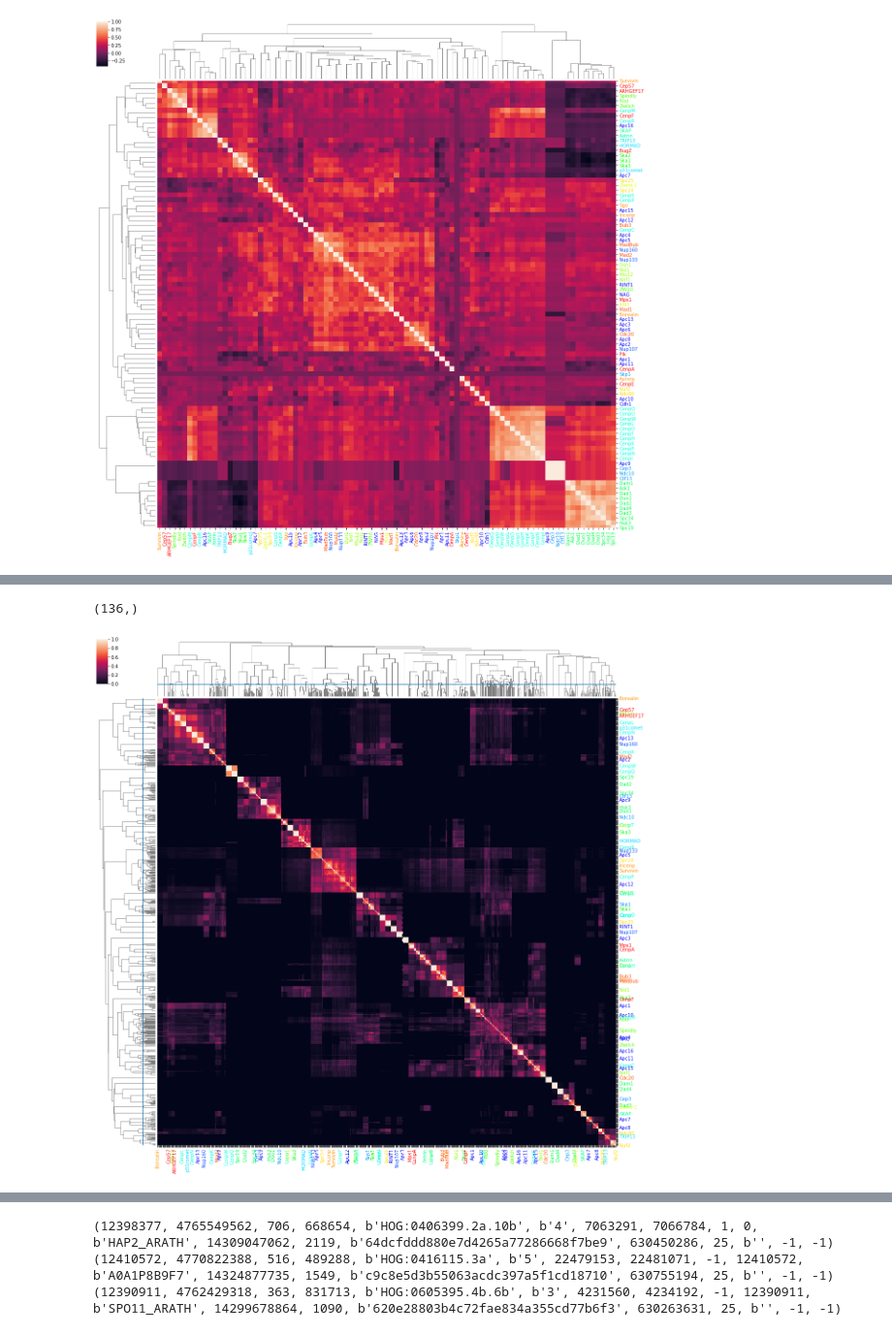
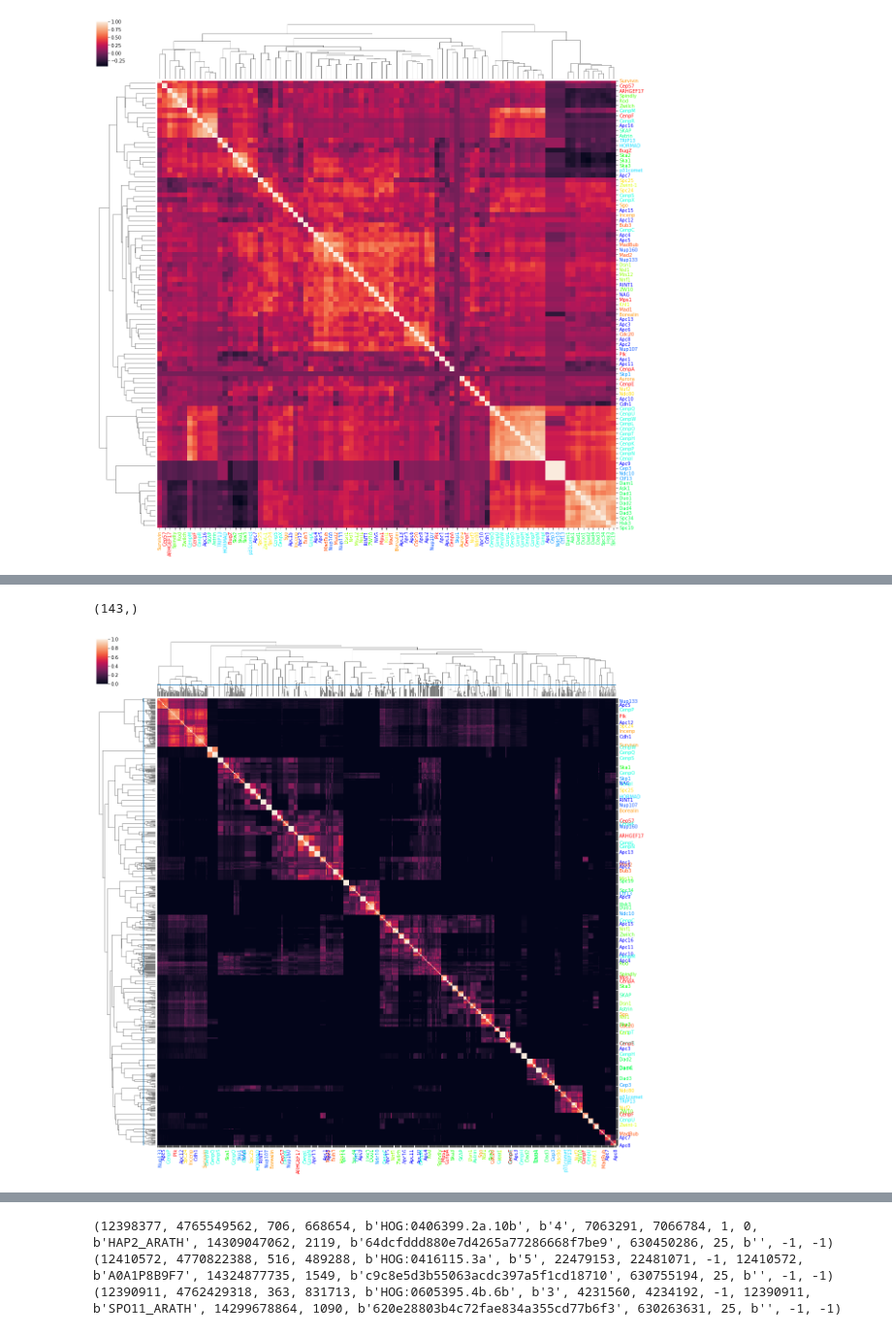
Before and after one commit to DessimozLab/HogProf, a Jupyter notebook: pyprofiler/notebooks/searchEnrich.ipynb, the cells around one changed output, grey strips where cells are left out. Shown at 97% size. Cells and saved outputs as stored; diff of their text form; code cells hidden in the pictures.

```diff
--- a/pyprofiler/notebooks/searchEnrich.ipynb
+++ b/pyprofiler/notebooks/searchEnrich.ipynb
@@ -89,6 +96,8 @@ Homo_sapiens_HSAP017770_ANAPC1_Apc1  HOG:0397431.2a
 Homo_sapiens_HSAP017770_ANAPC1_Apc1  HOG:0397431.2a
 Homo_sapiens_HSAP017770_ANAPC1_Apc1  HOG:0397431.2a
 # %%
+kinetodf = pd.DataFrame.from_csv('kineto_mapping.csv')
+
 kinetodf = kinetodf.dropna(subset=['HOG'] , axis=0)
 print(kinetodf)
 # %% [output]
@@ -364,49 +377,52 @@ jkern0+=jkern0.T
 np.fill_diagonal( jkern0 , 1 )
 # %%
 import scipy
+with PdfPages('kineto_augment.pdf') as pdf:
 
-cutoff = 1.3
-z = scipy.cluster.hierarchy.linkage(jkern, method='average', metric='euclidean')
-clusters = scipy.cluster.hierarchy.fcluster(z, t=cutoff, criterion='distance')
-colors = [ c.hex_l for c in red.range_to( blue , len(set(clusters)) ) ]
-colordict2 = dict( zip( list(set(clusters)) , list(colors)))
-rowcolors = [ colordict2[c] for c in clusters]
+    cutoff = 1.3
+    z = scipy.cluster.hierarchy.linkage(jkern0, method='average', metric='euclidean')
+    clusters = scipy.cluster.hierarchy.fcluster(z, t=cutoff, criterion='distance')
+    colors = [ c.hex_l for c in red.range_to( blue , len(set(clusters)) ) ]
+    colordict2 = dict( zip( list(set(clusters)) , list(colors)))
+    rowcolors = [ colordict2[c] for c in clusters]
 
-print(np.unique(clusters).shape )
+    print(np.unique(clusters).shape )
 
-g = sns.clustermap( jkern , xticklabels= profiles_full.name , yticklabels= profiles_full.name , figsize = (20,20) )
-colorcode = pd.DataFrame.from_csv('./colorcode_kineto.csv')
-red = colour.Color('red')
-blue = colour.Color('blue')
-colors = [ c.hex_l for c in red.range_to( blue , len(colorcode.complex_number.unique())) ]
-colordict = dict( zip( list(colorcode.index) , list(colorcode.complex_number)))
-colordict = { n:colors[colordict[n]] for n in colordict}
-red = colour.Color('red')
-blue = colour.Color('blue')
+    g = sns.clustermap( jkern0 , xticklabels= profiles_full.name , yticklabels= profiles_full.name , figsize = (20,20) )
+    colorcode = pd.DataFrame.from_csv('./colorcode_kineto.csv')
+    red = colour.Color('red')
+    blue = colour.Color('blue')
+    colors = [ c.hex_l for c in red.range_to( blue , len(colorcode.complex_number.unique())) ]
+    colordict = dict( zip( list(colorcode.index) , list(colorcode.complex_number)))
+    colordict = { n:colors[colordict[n]] for n in colordict}
+    red = colour.Color('red')
+    blue = colour.Color('blue')
 
 
-g.ax_row_dendrogram.axvline(cutoff)
-g.ax_col_dendrogram.axhline(cutoff)
+    g.ax_row_dendrogram.axvline(cutoff)
+    g.ax_col_dendrogram.axhline(cutoff)
 
-for tick_label in g.ax_heatmap.axes.get_yticklabels():
-    l = tick_label.get_text()
-    if l in colordict:
-        c =colordict[l]
-    else:
-        c = '#000000'
-    tick_label.set_color(c)
+    for tick_label in g.ax_heatmap.axes.get_yticklabels():
+        l = tick_label.get_text()
+        if l in colordict:
+            c =colordict[l]
+        else:
+            c = '#000000'
+        tick_label.set_color(c)
 
-for tick_label in g.ax_heatmap.axes.get_xticklabels():
-    l = tick_label.get_text()
-    if l in colordict:
-        c =colordict[l]
-    else:
-        c = '#000000'
-    tick_label.set_color(c)
-plt.show()
+    for tick_label in g.ax_heatmap.axes.get_xticklabels():
+        l = tick_label.get_text()
+        if l in colordict:
+            c =colordict[l]
+        else:
+            c = '#000000'
+        tick_label.set_color(c)
+
+    pdf.savefig()
+    plt.show()
 # %% [output]
-(136,)
+(143,)
-[figure, old version]
+[figure, new version]
 # %%
 #we can enrich for functionality in each cluster
 goares = {}
```
Also changed, not shown: parts of 27 cells of this notebook, 9 other files.
